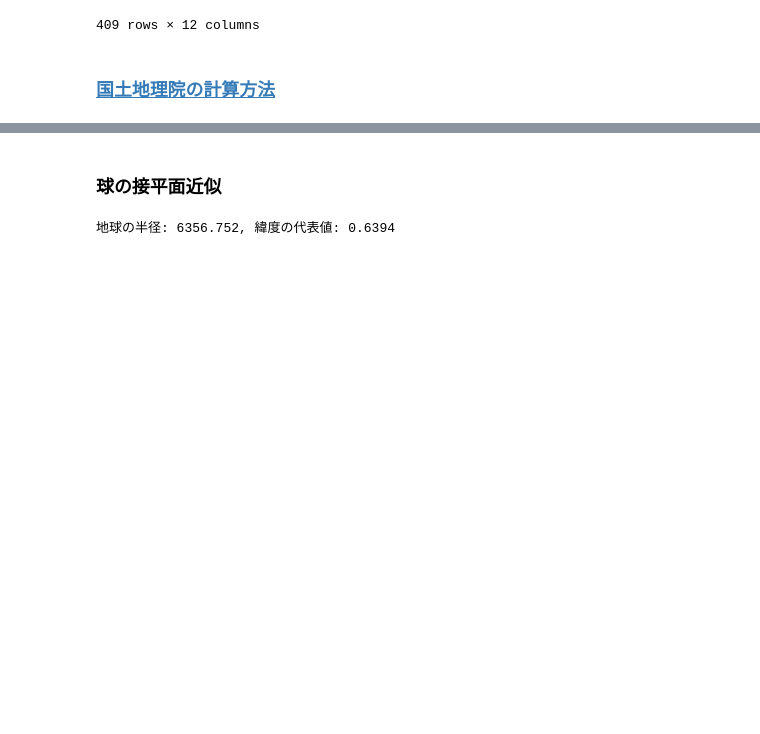
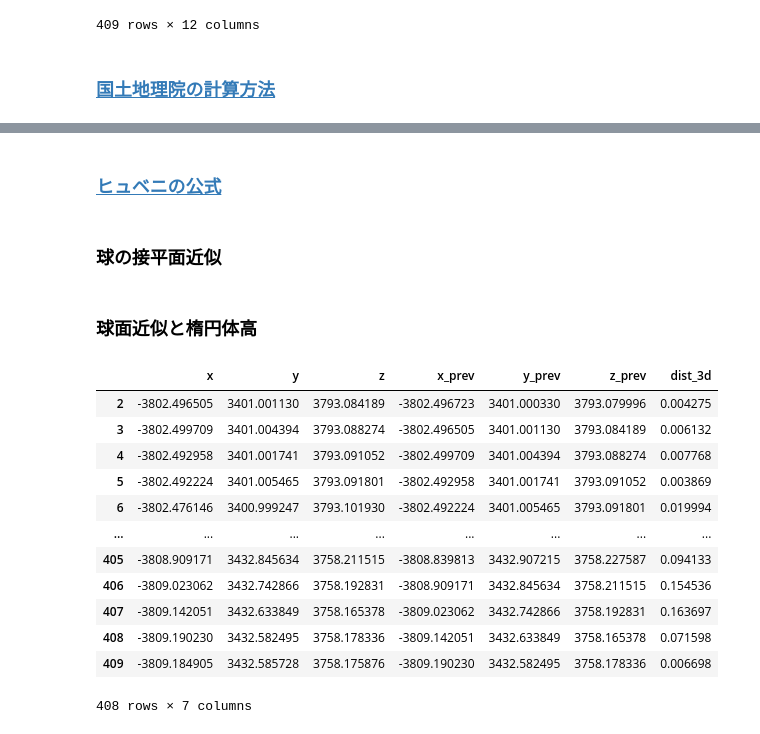
Before and after one commit to asano-lab/oasobi, a Jupyter notebook: kadai10/test.ipynb, the cells around one changed output, grey strips where cells are left out. Saved outputs shown, nothing was run; the diff lists cells and outputs as text; code cells hidden in the pictures; blank space fills up the shorter version.

```diff
--- a/kadai10/test.ipynb
+++ b/kadai10/test.ipynb
@@ -233,0 +219,2 @@ def calc_dist_hubeny(lat1, lon1, lat2, lon2):
+# %% [markdown]
+### [ヒュベニの公式](https://www.trail-note.net/tech/calc_distance/)
@@ -236,18 +236,65 @@ def calc_dist_hubeny(lat1, lon1, lat2, lon2):
 # %%
 def calc_dist_tangent(lat1, lon1, lat2, lon2):
     # 地球の長半径 (km)
-    # R = 6378.137
+    # r = 6378.137
     # 地球の極半径
-    R = 6356.752
+    r = 6356.752
 
     # 緯度の最大値 (距離は最小値)
     example_lat = gps_df["lat"].max()
     # example_lat = gps_df["lat"].mean()
 
-    return R * np.sqrt((lat1 - lat2) ** 2 + ((lon1 - lon2) * np.cos(example_lat)) ** 2)
+    return r * np.sqrt((lat1 - lat2) ** 2 + ((lon1 - lon2) * np.cos(example_lat)) ** 2)
 # print(f"地球の半径: {R}, 緯度の代表値: {example_lat:.4f}")
-# %% [output]
-地球の半径: 6356.752, 緯度の代表値: 0.6394
+# %% [markdown]
+### 球面近似と楕円体高
+# %%
+# 地球の長半径 (km)
+# R = 6378.137
+# 地球の極半径
+R = 6356.752
+
+# 簡単化のため欠損値除去
+df2 = gps_df.dropna()
+
+# 各点の半径
+local_R = (df2["elevation"] + df2["geoid"]) / 1000 + R
+
+x = np.cos(df2["lat"]) * np.cos(df2["lon"]) * local_R
+y = np.cos(df2["lat"]) * np.sin(df2["lon"]) * local_R
+z = np.sin(df2["lat"]) * local_R
+
+df_3d = pd.DataFrame({"x": x, "y": y, "z": z})
+
+use_columns = list(df_3d.columns)
+
+df_3d_mem = df_3d[use_columns][1:].copy() # 先頭削除
+df_3d_prev = df_3d[use_columns][:-1].copy() # 末尾削除
+
+for uc in use_columns:
+    df_3d_mem[uc + "_prev"] = list(df_3d_prev[uc])
+
+df_3d_mem["dist_3d"] = np.sqrt(
+    (df_3d_mem["x"] - df_3d_mem["x_prev"]) ** 2 +
+    (df_3d_mem["y"] - df_3d_mem["y_prev"]) ** 2 +
+    (df_3d_mem["z"] - df_3d_mem["z_prev"]) ** 2
+)
+
+df_3d_mem
+# %% [output]
+|  | x | y | z | x_prev | y_prev | z_prev | dist_3d |
+| 2 | -3802.496505 | 3401.001130 | 3793.084189 | -3802.496723 | 3401.000330 | 3793.079996 | 0.004275 |
+| 3 | -3802.499709 | 3401.004394 | 3793.088274 | -3802.496505 | 3401.001130 | 3793.084189 | 0.006132 |
+| 4 | -3802.492958 | 3401.001741 | 3793.091052 | -3802.499709 | 3401.004394 | 3793.088274 | 0.007768 |
+| 5 | -3802.492224 | 3401.005465 | 3793.091801 | -3802.492958 | 3401.001741 | 3793.091052 | 0.003869 |
+| 6 | -3802.476146 | 3400.999247 | 3793.101930 | -3802.492224 | 3401.005465 | 3793.091801 | 0.019994 |
+| ... | ... | ... | ... | ... | ... | ... | ... |
+| 405 | -3808.909171 | 3432.845634 | 3758.211515 | -3808.839813 | 3432.907215 | 3758.227587 | 0.094133 |
+| 406 | -3809.023062 | 3432.742866 | 3758.192831 | -3808.909171 | 3432.845634 | 3758.211515 | 0.154536 |
+| 407 | -3809.142051 | 3432.633849 | 3758.165378 | -3809.023062 | 3432.742866 | 3758.192831 | 0.163697 |
+| 408 | -3809.190230 | 3432.582495 | 3758.178336 | -3809.142051 | 3432.633849 | 3758.165378 | 0.071598 |
+| 409 | -3809.184905 | 3432.585728 | 3758.175876 | -3809.190230 | 3432.582495 | 3758.178336 | 0.006698 |
+408 rows × 7 columns
 # %%
 dist_list_kokudo = []
 dist_list_tangent = []
```
Also changed, not shown: parts of 8 cells of this notebook, 2 other files.
